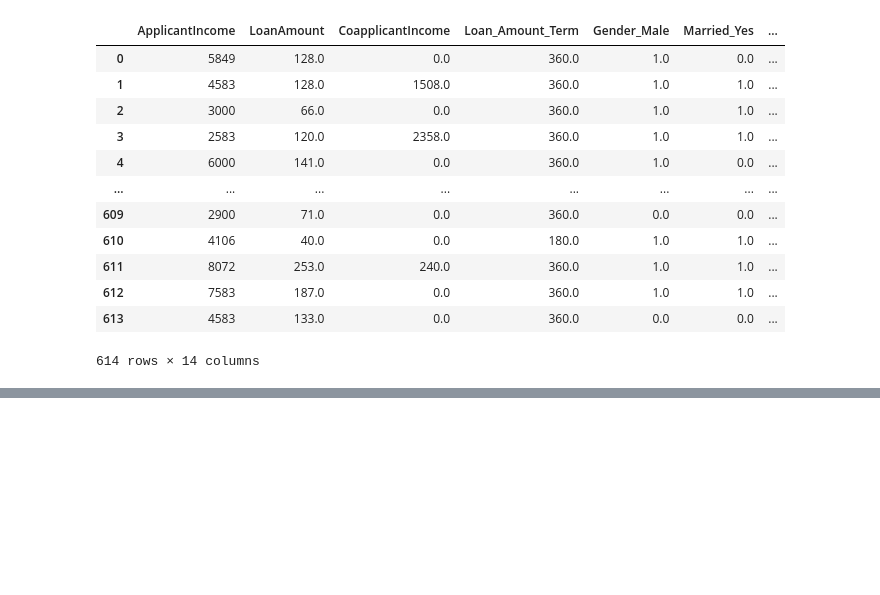
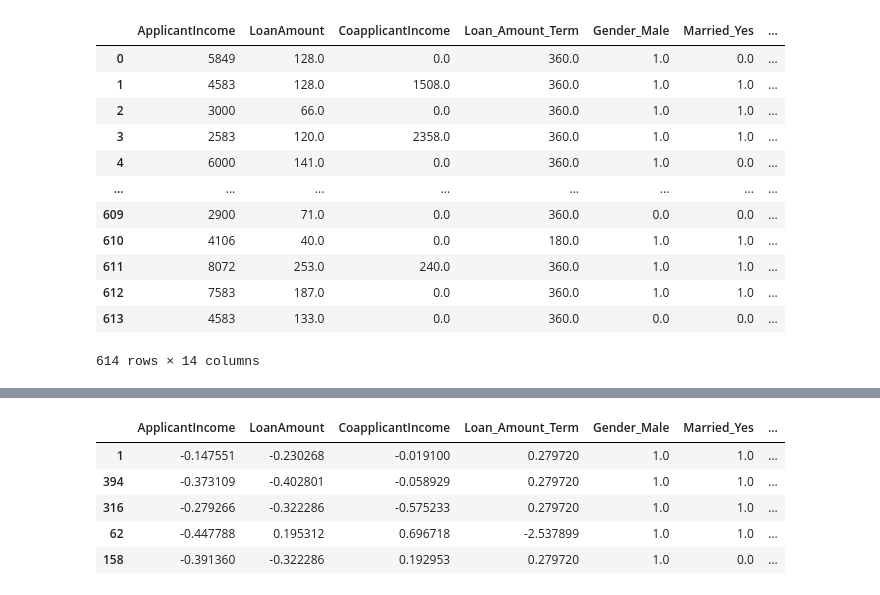
Before and after one commit to Patricia-ENGOME/Credit_Card_Model, a Jupyter notebook: Notebooks/Model.ipynb, the cells around one changed output, grey strips where cells are left out. Cells and saved outputs as stored; diff of their text form; code cells hidden in the pictures; blank space fills up the shorter version.

```diff
--- a/Notebooks/Model.ipynb
+++ b/Notebooks/Model.ipynb
@@ -151,0 +111,9 @@ Property_Area_Urban         0.1090      0.290      0.376      0.707      -0.459
+# %%
+X_train.head()
+# %% [output]
+|  | ApplicantIncome | LoanAmount | CoapplicantIncome | Loan_Amount_Term | Gender_Male | Married_Yes | ... |
+| 1 | -0.147551 | -0.230268 | -0.019100 | 0.279720 | 1.0 | 1.0 | ... |
+| 394 | -0.373109 | -0.402801 | -0.058929 | 0.279720 | 1.0 | 1.0 | ... |
+| 316 | -0.279266 | -0.322286 | -0.575233 | 0.279720 | 1.0 | 1.0 | ... |
+| 62 | -0.447788 | 0.195312 | 0.696718 | -2.537899 | 1.0 | 1.0 | ... |
+| 158 | -0.391360 | -0.322286 | 0.192953 | 0.279720 | 1.0 | 0.0 | ... |
```
Also changed, not shown: parts of 14 cells of this notebook, 1 other file.
